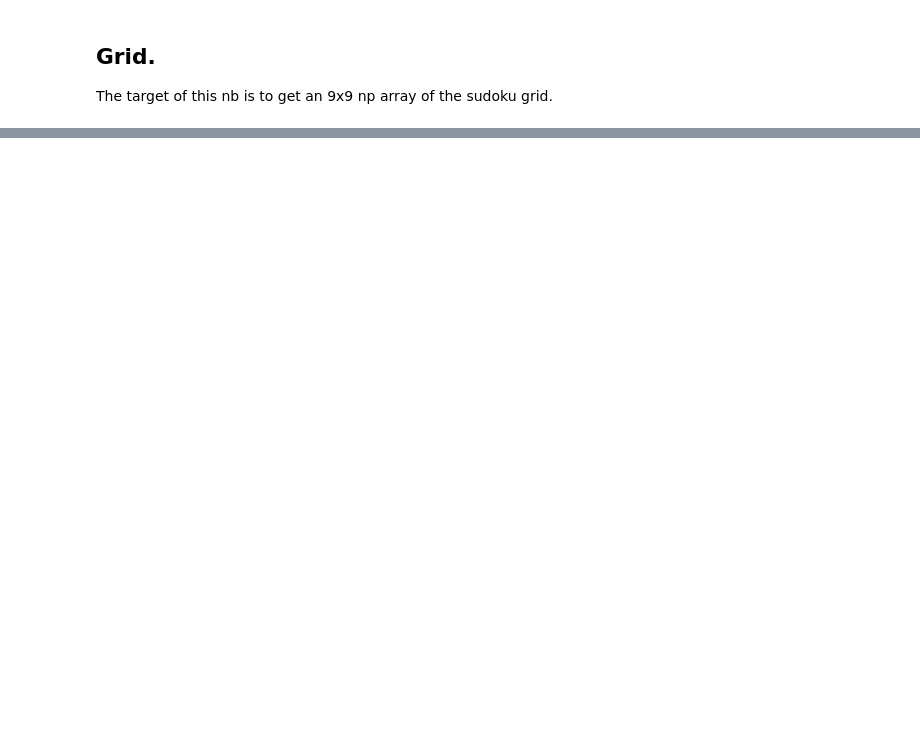
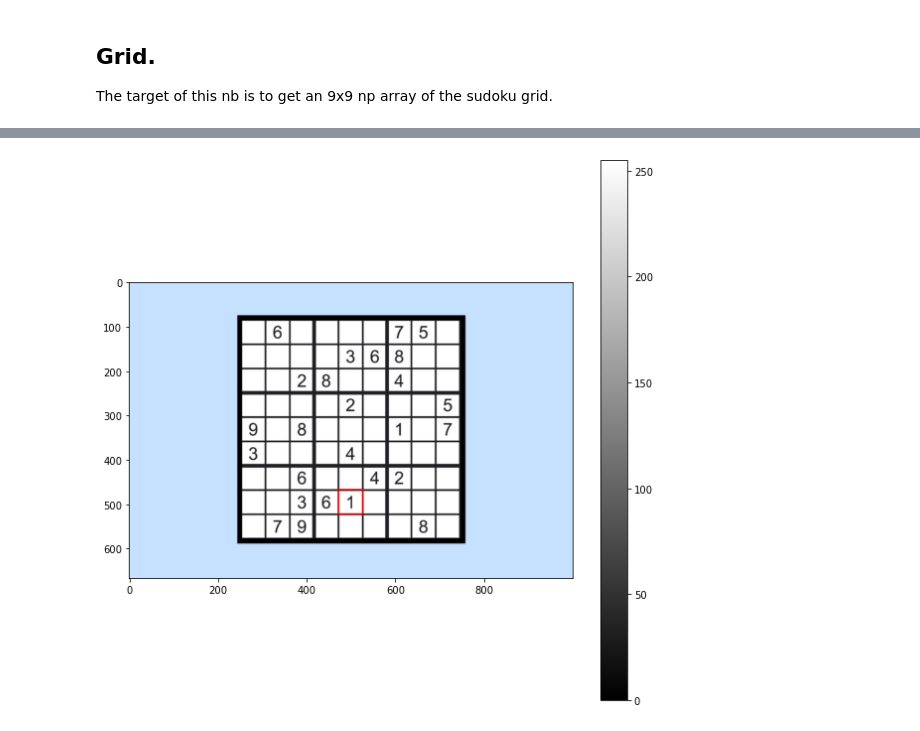
Before and after one commit to ElVectore/py-Sudoku-Solver, a Jupyter notebook: grid.ipynb, the cells around one changed output, grey strips where cells are left out. Cells and saved outputs as stored; diff of their text form; code cells hidden in the pictures; blank space fills up the shorter version.

```diff
--- a/grid.ipynb
+++ b/grid.ipynb
@@ -152,0 +172,32 @@ Now there are 20 Lines
+# %%
+# Save Coordinate Pictures
+img = np.copy(orig)
+
+def coordinates_to_cell(img, hlines, vlines, coordinates):
+    '''
+    Converts 11-99 Coordinates to Cell
+
+    coordinates = (v, h)
+    returns (x0, y0), (x1, y1) coordinates for that specific cell
+    '''
+    if len(hlines) != 10 or len(vlines) != 10:
+        raise Exception("False length of hlines or vlines")
+
+    v, h = coordinates
+    x0 = vlines[v-1]
+    x1 = vlines[v-0]
+
+    y0 = hlines[h-1]
+    y1 = hlines[h-0]
+    return (x0, y0), (x1, y1)
+
+def save_pattern():
+    raise NotImplementedError()
+
+
+(x0, y0), (x1, y1) = coordinates_to_cell(img, hlines, vlines, coordinates=(5, 8))
+cv.rectangle(img, (x0, y0), (x1, y1), color = (255, 0, 0), 	thickness = 2)
+
+show(img)
+# %% [output]
+[figure, added]
```
Also changed, not shown: parts of 5 cells of this notebook.
